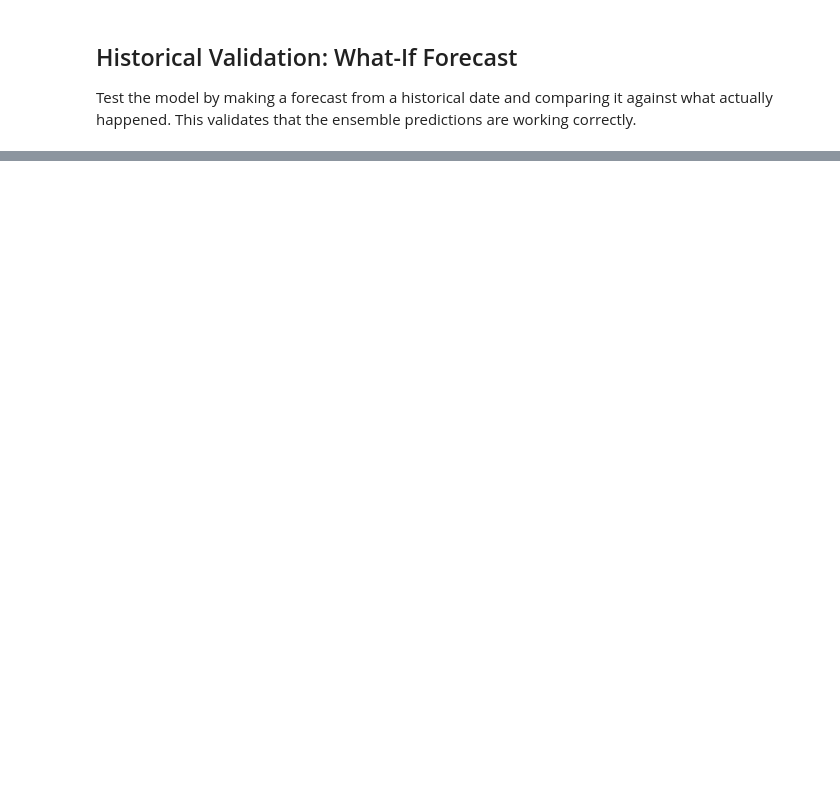
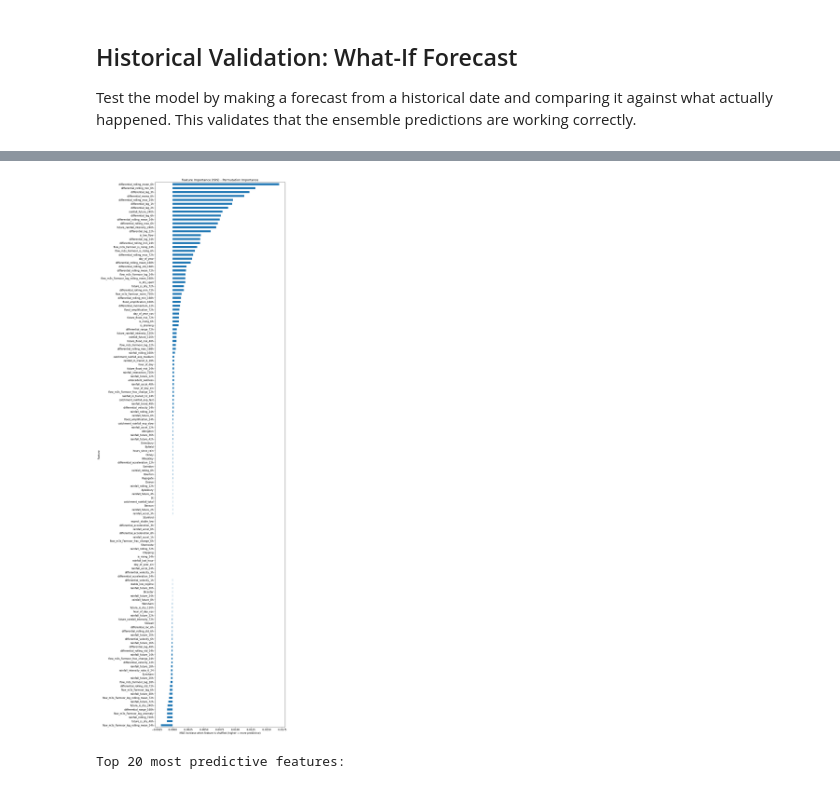
Before and after one commit to robertdoanesolomon/Flag_Predictor, a Jupyter notebook: notebooks/visualization.ipynb, the cells around one changed output, grey strips where cells are left out. Cells and saved outputs as stored; diff of their text form; code cells hidden in the pictures; blank space fills up the shorter version.

```diff
--- a/notebooks/visualization.ipynb
+++ b/notebooks/visualization.ipynb
@@ -849,0 +895,72 @@ Processing 2025-02-28 08:00... ✓ Generated 241 hour forecast
+# %%
+# Feature Importance (Permutation Importance)
+# Shows how much each feature contributes to predictions by measuring MAE increase when shuffled
+
+import torch
+from flag_predictor.models.training import create_sequences
+
+# Use last N samples for speed (full set can be slow)
+N_SAMPLES = 2000
+N_PERMUTATIONS = 3  # Shuffle each feature this many times for stability
+
+# Prepare scaled sequences
+X_scaled = pd.DataFrame(
+    scaler.transform(X),
+    columns=X.columns,
+    index=X.index
+)
+X_seq, y_seq, _ = create_sequences(
+    X_scaled, y_multi,
+    sequence_length=model_config['sequence_length']
+)
+
+# Use last N_SAMPLES for evaluation
+n_use = min(N_SAMPLES, len(X_seq))
+X_eval = torch.FloatTensor(X_seq[-n_use:])
+y_eval = y_seq[-n_use:]
+
+device = next(model.parameters()).device
+model.eval()
+
+def evaluate_mae(X_tensor):
+    """Compute MAE on first horizon (or mean across horizons)."""
+    with torch.no_grad():
+        pred = model(X_tensor.to(device)).cpu().numpy()
+    return np.mean(np.abs(pred - y_eval))
+
+baseline_mae = evaluate_mae(X_eval)
+
+# Permutation importance: shuffle each feature, measure MAE increase
+importance = []
+for feat_idx in tqdm(range(X_eval.shape[2]), desc="Computing feature importance"):
+    mae_increases = []
+    for _ in range(N_PERMUTATIONS):
+        X_shuffled = X_eval.clone()
+        perm = np.random.permutation(X_shuffled.shape[0])
+        X_shuffled[:, :, feat_idx] = X_shuffled[perm, :, feat_idx]
+        mae_shuffled = evaluate_mae(X_shuffled)
+        mae_increases.append(mae_shuffled - baseline_mae)
+    importance.append(np.mean(mae_increases))
+
+# Build results DataFrame
+feat_imp = pd.DataFrame({
+    'feature': X.columns,
+    'importance': importance
+}).sort_values('importance', ascending=False)
+
+# Plot
+fig, ax = plt.subplots(figsize=(12, max(8, len(feat_imp) * 0.25)))
+feat_imp.plot(x='feature', y='importance', kind='barh', ax=ax, legend=False)
+ax.set_xlabel('MAE increase when feature is shuffled (higher = more predictive)')
+ax.set_ylabel('Feature')
+ax.set_title(f'Feature Importance ({LOCATION.upper()}) - Permutation Importance')
+ax.invert_yaxis()
+plt.tight_layout()
+plt.show()
+
+# Also show as table
+print("\nTop 20 most predictive features:")
+display(feat_imp.head(20))
+# %% [output]
+[figure, added]
+Top 20 most predictive features:
```
Also changed, not shown: parts of 12 cells of this notebook, 22 other files.
